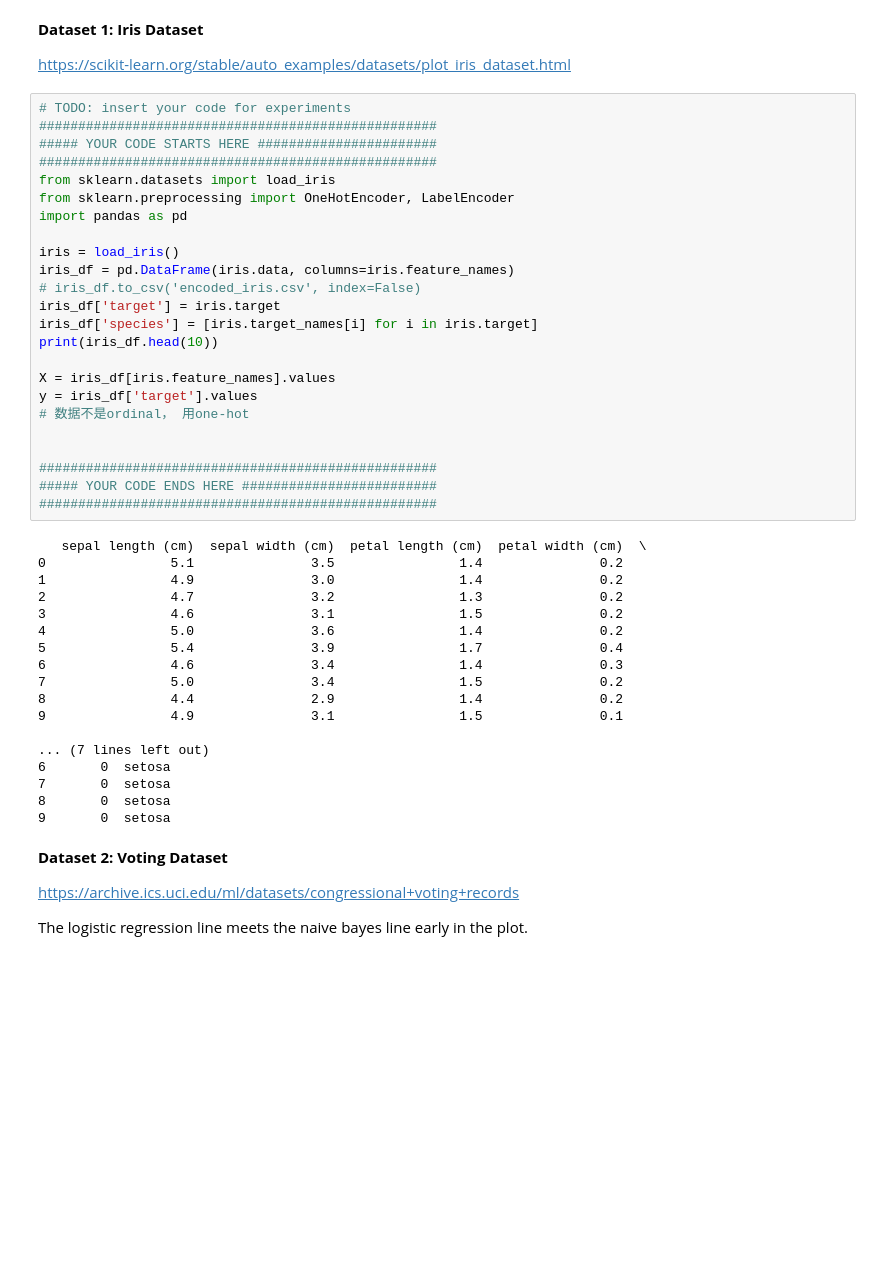
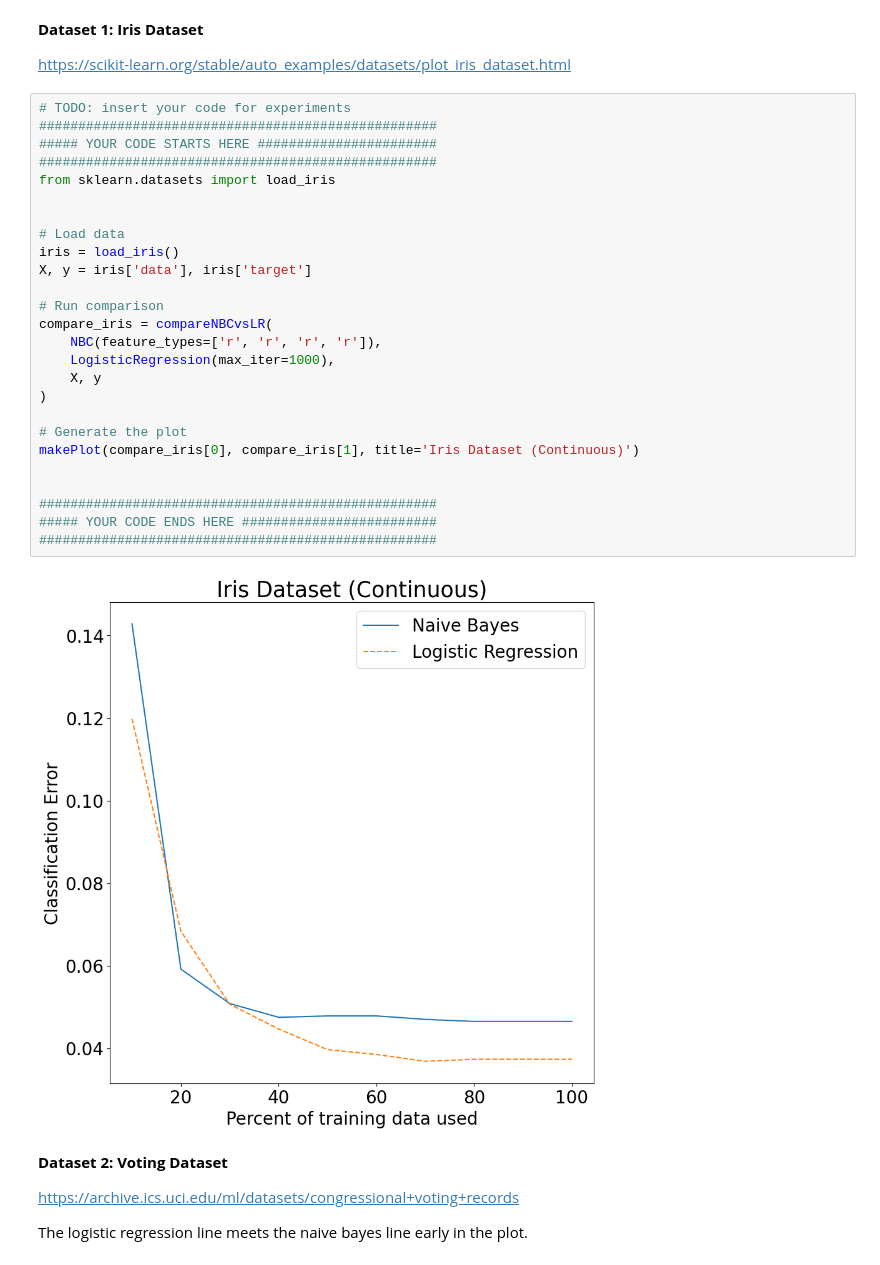
Before and after one commit to dkuzma1/FDS-Practical-repo, a Jupyter notebook: Practical2_skeleton_olat.ipynb, the cells around one changed output. Cells and saved outputs as stored; diff of their text form; blank space fills up the shorter version.

```diff
--- a/Practical2_skeleton_olat.ipynb
+++ b/Practical2_skeleton_olat.ipynb
@@ -596,48 +599,34 @@ The grading will be based on whether the data is correctly prepared and the plot
 **Dataset 1: Iris Dataset**
 
 https://scikit-learn.org/stable/auto_examples/datasets/plot_iris_dataset.html
-# %%
-# TODO: insert your code for experiments
-###################################################
-##### YOUR CODE STARTS HERE #######################
-###################################################
-from sklearn.datasets import load_iris
-from sklearn.preprocessing import OneHotEncoder, LabelEncoder
-import pandas as pd
-
-iris = load_iris()
-iris_df = pd.DataFrame(iris.data, columns=iris.feature_names)
-# iris_df.to_csv('encoded_iris.csv', index=False)
-iris_df['target'] = iris.target
-iris_df['species'] = [iris.target_names[i] for i in iris.target]
-print(iris_df.head(10))
-
-X = iris_df[iris.feature_names].values
-y = iris_df['target'].values
-# 数据不是ordinal， 用one-hot
-
-
-###################################################
-##### YOUR CODE ENDS HERE #########################
-###################################################
-# %% [output]
-   sepal length (cm)  sepal width (cm)  petal length (cm)  petal width (cm)  \
-0                5.1               3.5                1.4               0.2
-1                4.9               3.0                1.4               0.2
-2                4.7               3.2                1.3               0.2
-3                4.6               3.1                1.5               0.2
-4                5.0               3.6                1.4               0.2
-5                5.4               3.9                1.7               0.4
-6                4.6               3.4                1.4               0.3
-7                5.0               3.4                1.5               0.2
-8                4.4               2.9                1.4               0.2
-9                4.9               3.1                1.5               0.1
-
-... (7 lines left out)
-6       0  setosa
-7       0  setosa
-8       0  setosa
-9       0  setosa
+# %%
+# TODO: insert your code for experiments
+###################################################
+##### YOUR CODE STARTS HERE #######################
+###################################################
+from sklearn.datasets import load_iris
+
+
+# Load data
+iris = load_iris()
+X, y = iris['data'], iris['target']
+
+# Run comparison
+compare_iris = compareNBCvsLR(
+    NBC(feature_types=['r', 'r', 'r', 'r']),
+    LogisticRegression(max_iter=1000),
+    X, y
+)
+
+# Generate the plot
+makePlot(compare_iris[0], compare_iris[1], title='Iris Dataset (Continuous)')
+
+
+###################################################
+##### YOUR CODE ENDS HERE #########################
+###################################################
+# %% [output]
+[figure, added]
 # %% [markdown]
 **Dataset 2: Voting Dataset**
 
```
Also changed, not shown: parts of 7 cells of this notebook.
